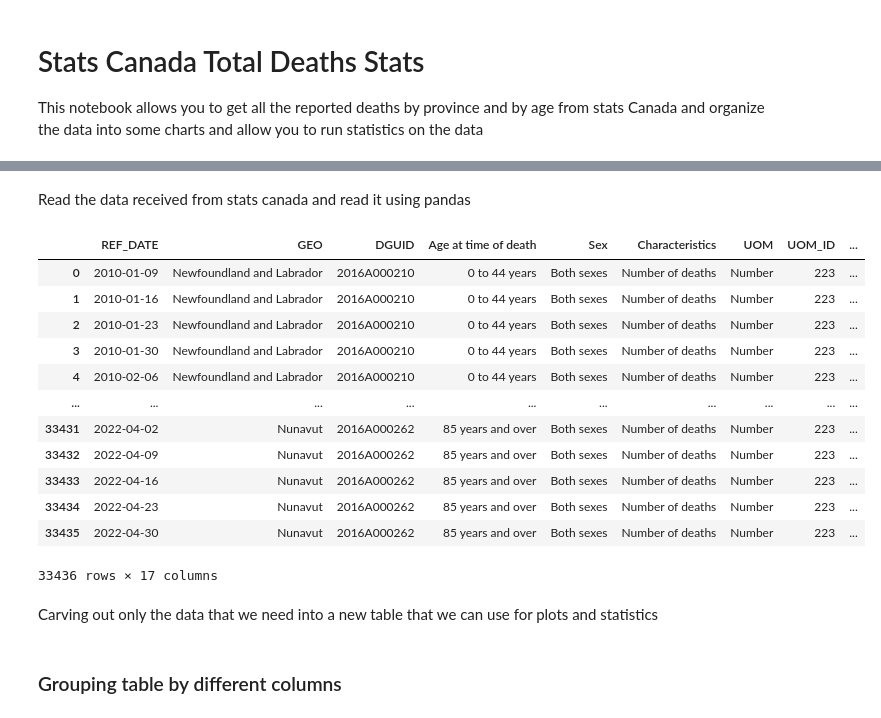
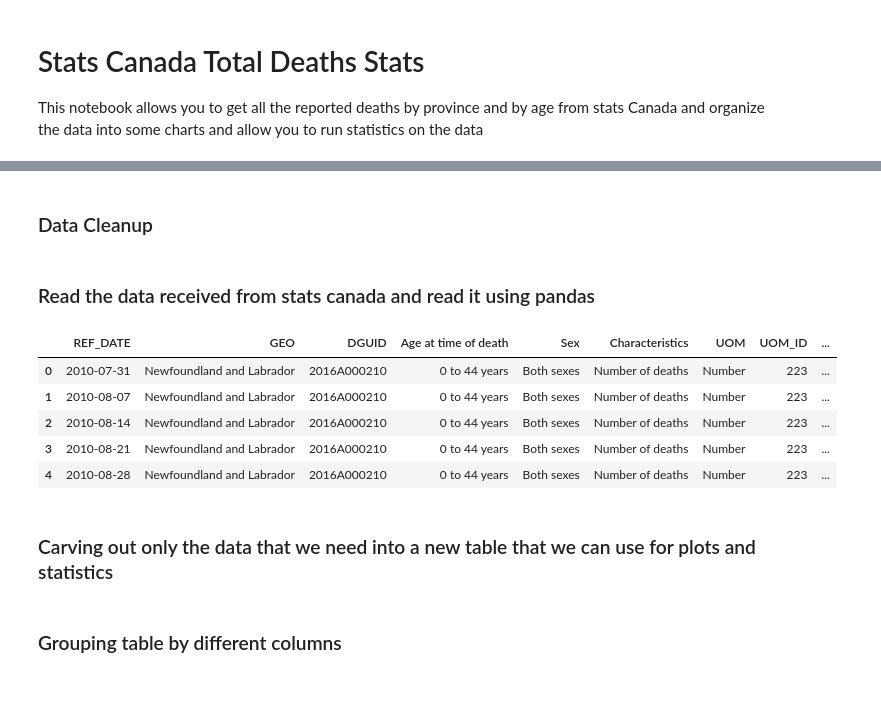
Before and after one commit to OwenRempel/Canada-Prov-Death-Stats, a Jupyter notebook: StatsCanadaDeathsByProv.ipynb, the cells around one changed output, grey strips where cells are left out. Drawn from its saved outputs; the diff is of its cells as text; code cells hidden in the pictures; blank space fills up the shorter version.

```diff
--- a/StatsCanadaDeathsByProv.ipynb
+++ b/StatsCanadaDeathsByProv.ipynb
@@ -31 +49,3 @@ Do some cleanup on the data before it is imported
+# %% [markdown]
+### Data Cleanup
 # %%
@@ -34,28 +52,21 @@ ReturnedData = requests.get(url).text
 CleanedData = ReturnedData.replace(', place of occurrence', '').replace('Age at time of death,', '')
 # %% [markdown]
-Read the data received from stats canada and read it using pandas
+### Read the data received from stats canada and read it using pandas
 # %%
 tempFile = StringIO(CleanedData)
 
 ReadCsv = pd.read_csv(tempFile, parse_dates=["REF_DATE"])
 
-ReadCsv
+ReadCsv.head()
 # %% [output]
 |  | REF_DATE | GEO | DGUID | Age at time of death | Sex | Characteristics | UOM | UOM_ID | ... |
-| 0 | 2010-01-09 | Newfoundland and Labrador | 2016A000210 | 0 to 44 years | Both sexes | Number of deaths | Number | 223 | ... |
-| 1 | 2010-01-16 | Newfoundland and Labrador | 2016A000210 | 0 to 44 years | Both sexes | Number of deaths | Number | 223 | ... |
-| 2 | 2010-01-23 | Newfoundland and Labrador | 2016A000210 | 0 to 44 years | Both sexes | Number of deaths | Number | 223 | ... |
-| 3 | 2010-01-30 | Newfoundland and Labrador | 2016A000210 | 0 to 44 years | Both sexes | Number of deaths | Number | 223 | ... |
-| 4 | 2010-02-06 | Newfoundland and Labrador | 2016A000210 | 0 to 44 years | Both sexes | Number of deaths | Number | 223 | ... |
-| ... | ... | ... | ... | ... | ... | ... | ... | ... | ... |
-| 33431 | 2022-04-02 | Nunavut | 2016A000262 | 85 years and over | Both sexes | Number of deaths | Number | 223 | ... |
-| 33432 | 2022-04-09 | Nunavut | 2016A000262 | 85 years and over | Both sexes | Number of deaths | Number | 223 | ... |
-| 33433 | 2022-04-16 | Nunavut | 2016A000262 | 85 years and over | Both sexes | Number of deaths | Number | 223 | ... |
-| 33434 | 2022-04-23 | Nunavut | 2016A000262 | 85 years and over | Both sexes | Number of deaths | Number | 223 | ... |
-| 33435 | 2022-04-30 | Nunavut | 2016A000262 | 85 years and over | Both sexes | Number of deaths | Number | 223 | ... |
+| 0 | 2010-07-31 | Newfoundland and Labrador | 2016A000210 | 0 to 44 years | Both sexes | Number of deaths | Number | 223 | ... |
+| 1 | 2010-08-07 | Newfoundland and Labrador | 2016A000210 | 0 to 44 years | Both sexes | Number of deaths | Number | 223 | ... |
+| 2 | 2010-08-14 | Newfoundland and Labrador | 2016A000210 | 0 to 44 years | Both sexes | Number of deaths | Number | 223 | ... |
+| 3 | 2010-08-21 | Newfoundland and Labrador | 2016A000210 | 0 to 44 years | Both sexes | Number of deaths | Number | 223 | ... |
+| 4 | 2010-08-28 | Newfoundland and Labrador | 2016A000210 | 0 to 44 years | Both sexes | Number of deaths | Number | 223 | ... |
-33436 rows × 17 columns
 # %% [markdown]
-Carving out only the data that we need into a new table that we can use for plots and statistics
+### Carving out only the data that we need into a new table that we can use for plots and statistics
 # %%
 ReNameDict = {
     'REF_DATE':'Date',
```
Also changed, not shown: parts of 25 cells of this notebook.
